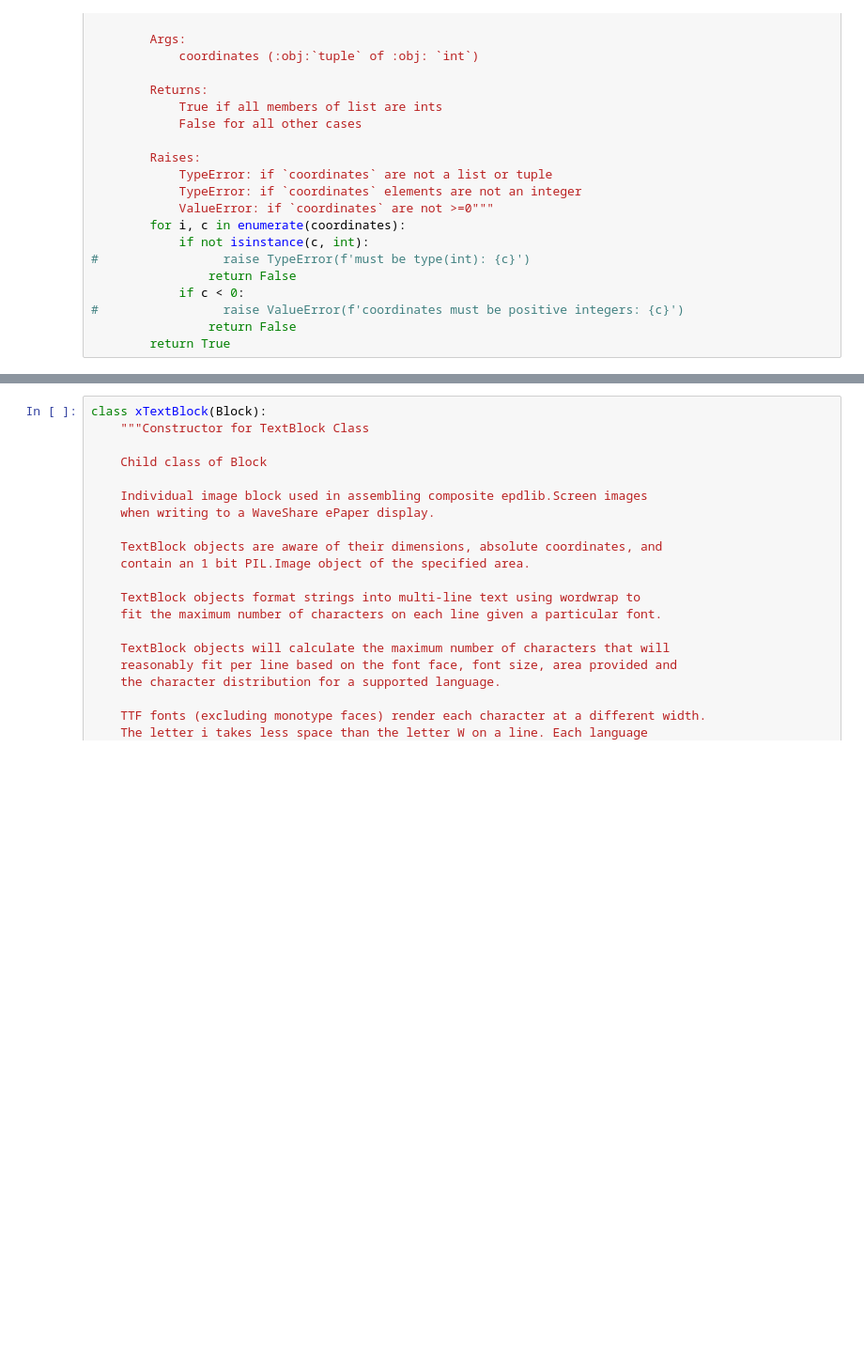
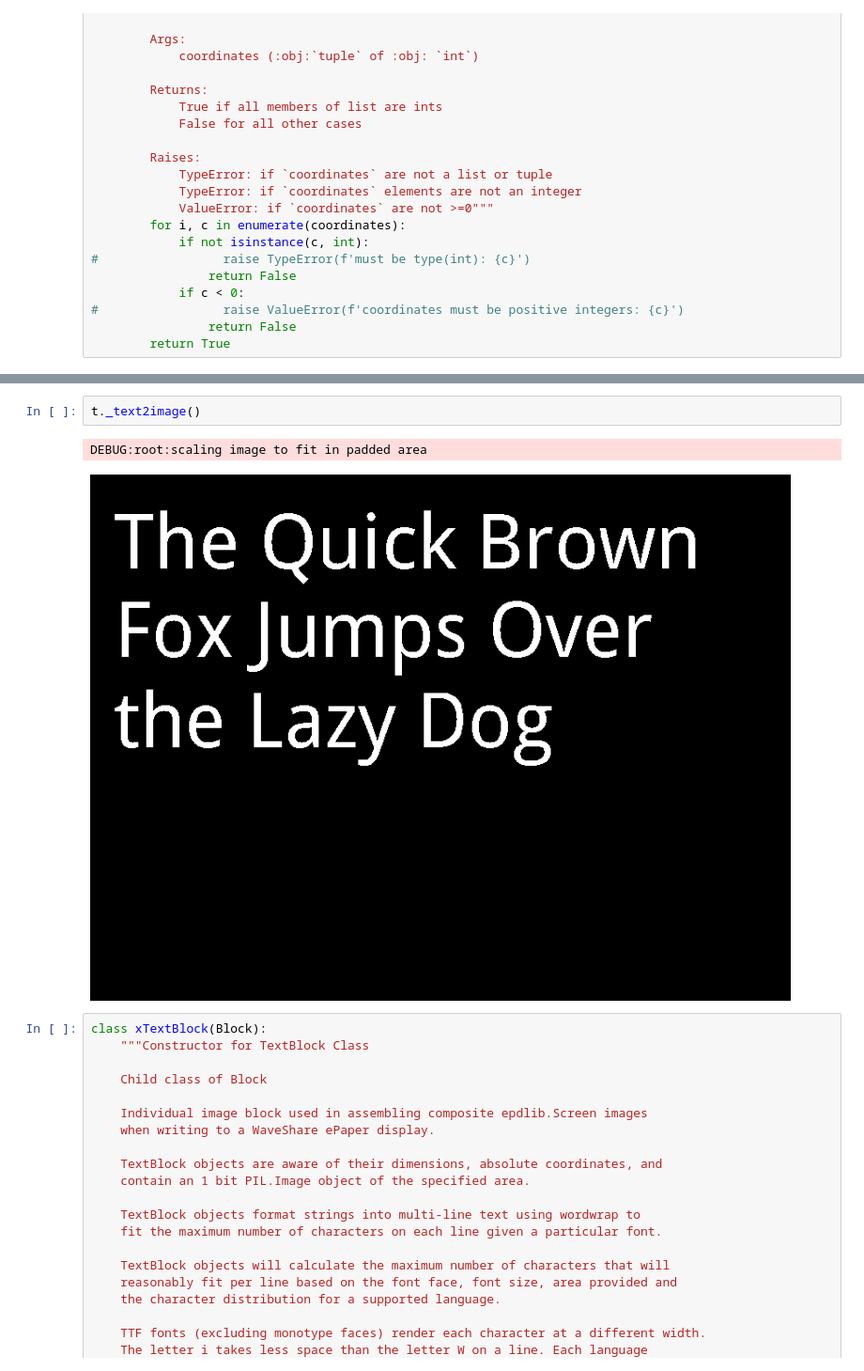
Before and after one commit to txoof/epdlib, a Jupyter notebook: epdlib/Block.ipynb, the cells around one changed output, grey strips where cells are left out. Shown at 94% size. Drawn from its saved outputs; the diff is of its cells as text; blank space fills up the shorter version.

```diff
--- a/epdlib/Block.ipynb
+++ b/epdlib/Block.ipynb
@@ -527,3 +696,8 @@ t.maxchar
+# %%
+t._text2image()
+# %% [output]
+DEBUG:root:scaling image to fit in padded area
+[figure, added]
 # %%
 class xTextBlock(Block):
     """Constructor for TextBlock Class
```
Also changed, not shown: parts of 6 cells of this notebook.
